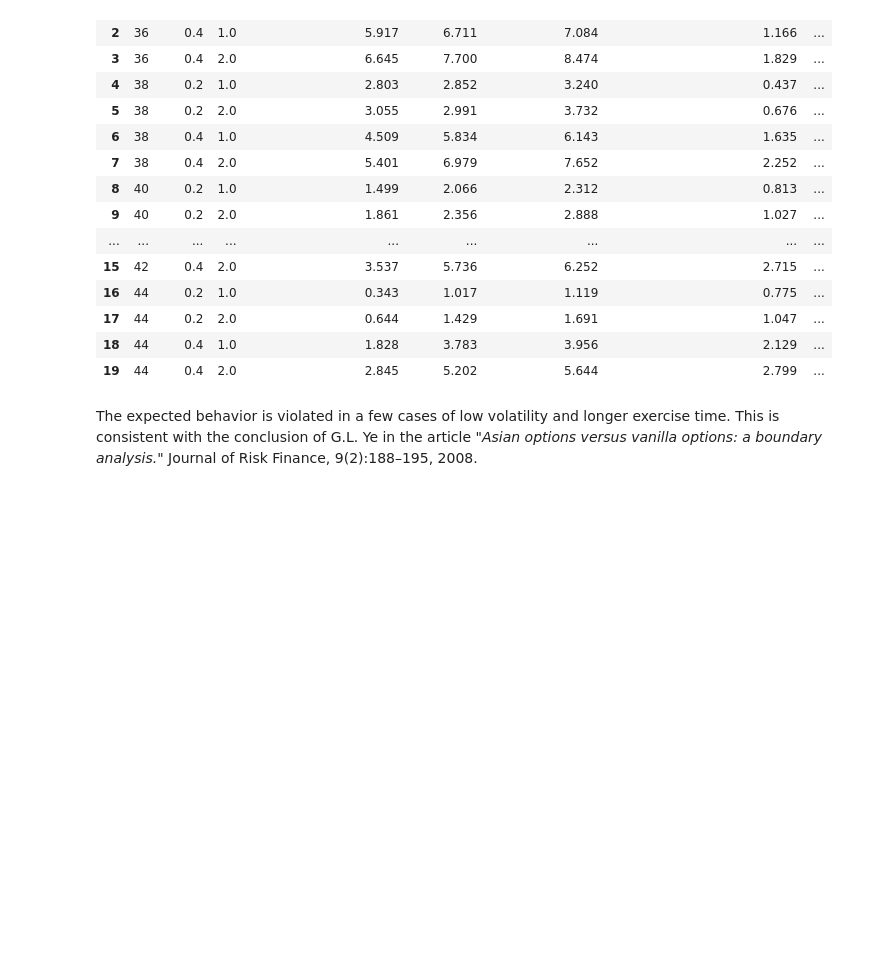
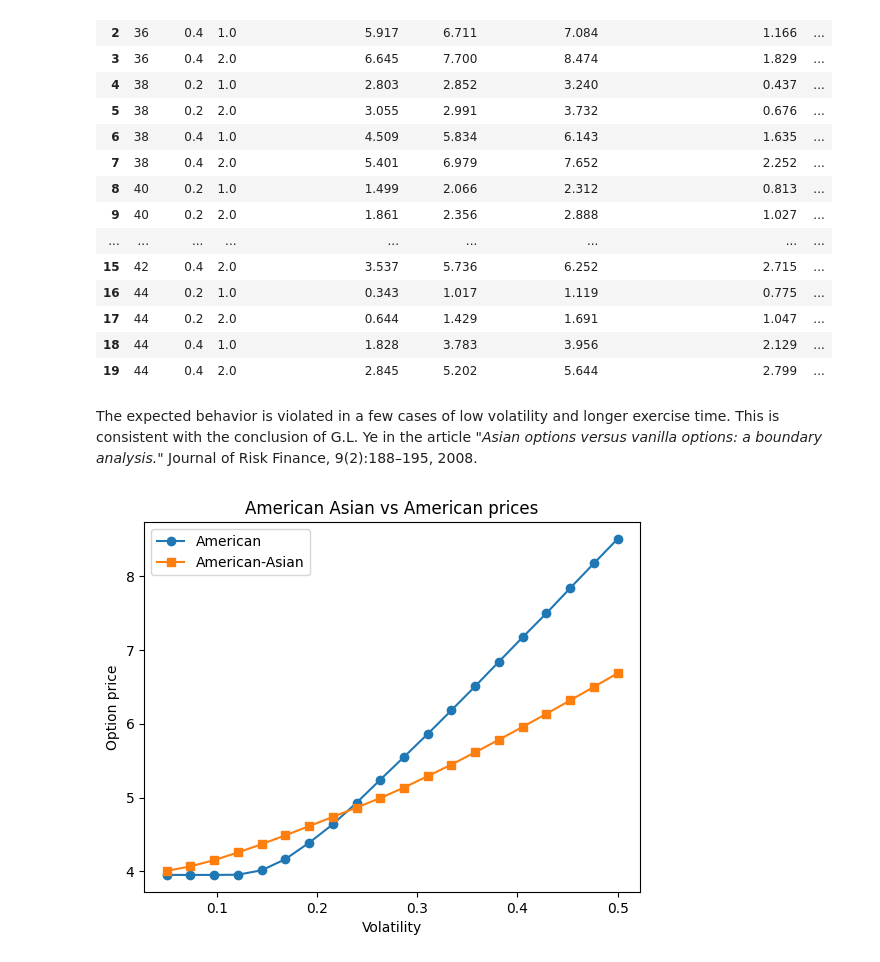
Before and after one commit to leonardo-delacruz/Option-pricing, a Jupyter notebook: examples/path_dependence.ipynb, the cells around one changed output. Drawn from its saved outputs; the diff is of its cells as text; code cells hidden in the pictures; blank space fills up the shorter version.

```diff
--- a/examples/path_dependence.ipynb
+++ b/examples/path_dependence.ipynb
@@ -269,3 +269,26 @@ data_frame_comparison.round(3)
 # %% [markdown]
 The expected behavior is violated in a few cases of low volatility and longer exercise time. This is consistent with the conclusion of G.L. Ye in the article "_Asian options versus vanilla options: a boundary analysis._" Journal of Risk
 Finance, 9(2):188–195, 2008.
+# %%
+sigmas_test=np.linspace(0.05, 0.5, 20)
+# %%
+S0_test, strike_price_test, t_test, n_steps_test= 36,  40, 1, 50
+# %%
+check_vals_Am_Asian=[americanized_asian(S0=S0_test, strike_price=strike_price_test, rate=rate, volatility=sigmas,  t_exercise=t_test, m_paths=m_paths,
+                                      n_steps= n_steps_test, deg=3)[0] for sigmas in sigmas_test]
+# %%
+check_vals_Am=[american_put_LSM(S0=S0_test, strike_price=strike_price_test, rate=rate, volatility=sigmas,  t_exercise=t_test, m_paths=m_paths,
+                                      n_steps= n_steps_test, deg=3)[0] for sigmas in sigmas_test]
+# %%
+import matplotlib.pyplot as plt
+plt.plot(sigmas_test, check_vals_Am,   marker="o" , label='American')
+plt.plot(sigmas_test, check_vals_Am_Asian,   marker="s", label='American-Asian')
+plt.xlabel("Volatility" )
+plt.ylabel("Option price" )
+plt.title("American Asian vs American prices")
+plt.legend()
+plt.savefig('american_asian_comparison.png', dpi=300, transparent=True, bbox_inches='tight')
+
+plt.show()
+# %% [output]
+[figure, added]
```
Also changed, not shown: 2 other files.
